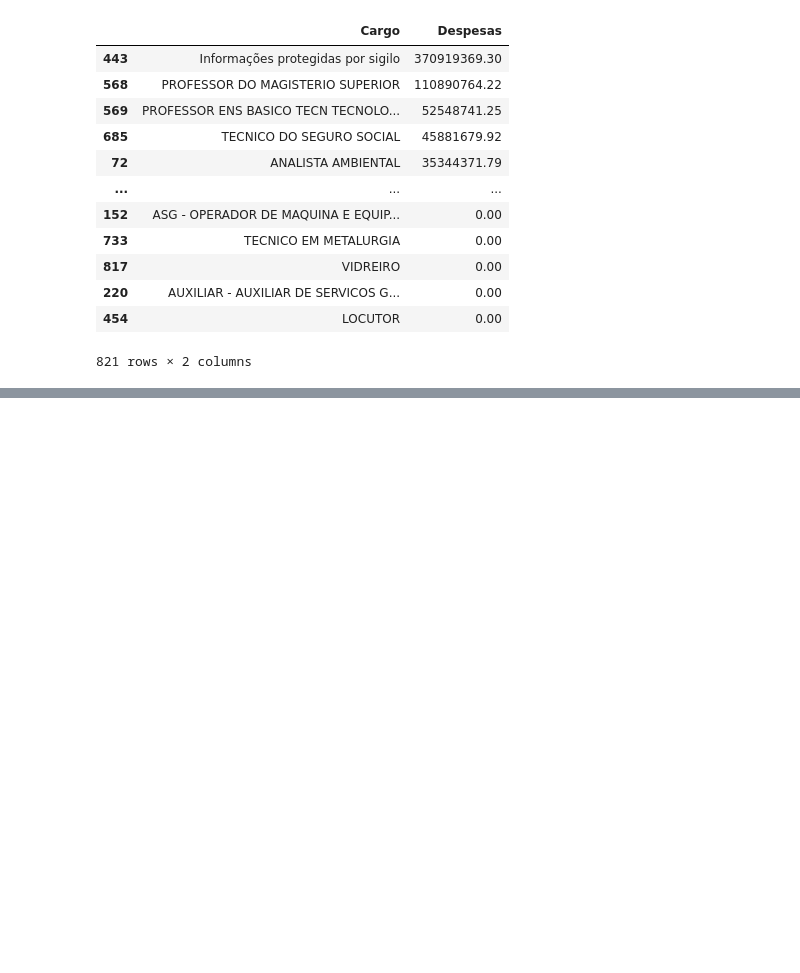
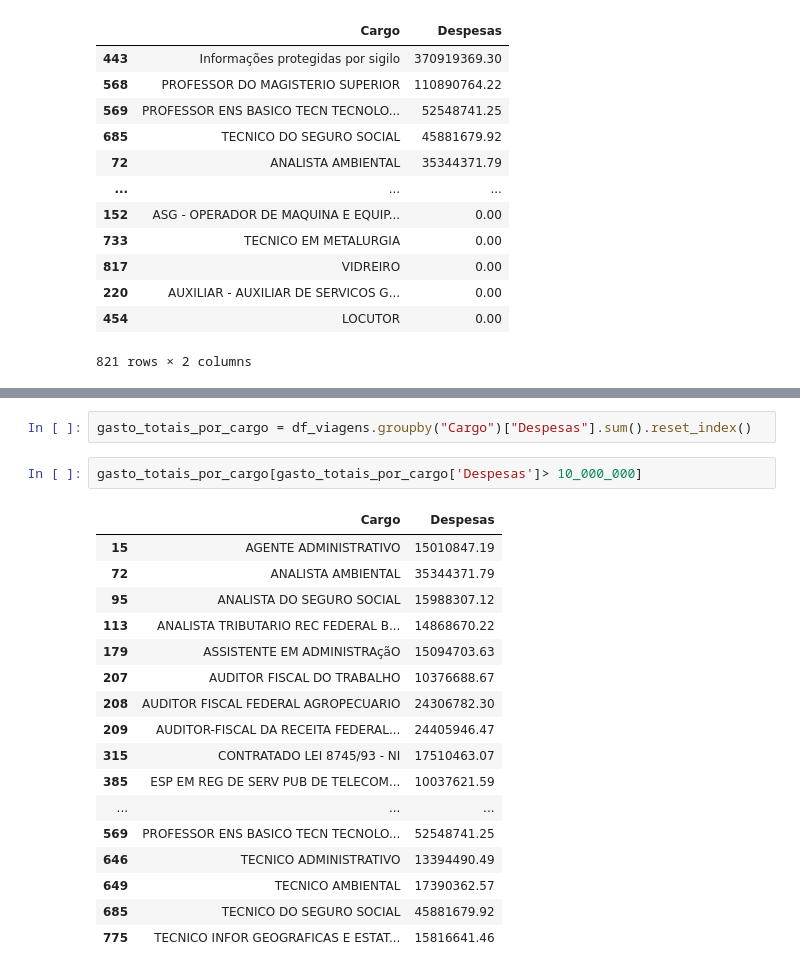
Before and after one commit to araujojv/Estudos_py_ml, a Jupyter notebook: analise_de_dados/projeto_pandas_governo/teste.ipynb, the cells around one changed output, grey strips where cells are left out. Drawn from its saved outputs; the diff is of its cells as text; blank space fills up the shorter version.

```diff
--- a/analise_de_dados/projeto_pandas_governo/teste.ipynb
+++ b/analise_de_dados/projeto_pandas_governo/teste.ipynb
@@ -90,0 +256,22 @@ df_viagens.groupby("Cargo")["Despesas"].sum().reset_index().sort_values(by="Desp
+# %%
+gasto_totais_por_cargo = df_viagens.groupby("Cargo")["Despesas"].sum().reset_index()
+# %%
+gasto_totais_por_cargo[gasto_totais_por_cargo['Despesas']> 10_000_000]
+# %% [output]
+|  | Cargo | Despesas |
+| 15 | AGENTE ADMINISTRATIVO | 15010847.19 |
+| 72 | ANALISTA AMBIENTAL | 35344371.79 |
+| 95 | ANALISTA DO SEGURO SOCIAL | 15988307.12 |
+| 113 | ANALISTA TRIBUTARIO REC FEDERAL B... | 14868670.22 |
+| 179 | ASSISTENTE EM ADMINISTRAçãO | 15094703.63 |
+| 207 | AUDITOR FISCAL DO TRABALHO | 10376688.67 |
+| 208 | AUDITOR FISCAL FEDERAL AGROPECUARIO | 24306782.30 |
+| 209 | AUDITOR-FISCAL DA RECEITA FEDERAL... | 24405946.47 |
+| 315 | CONTRATADO LEI 8745/93 - NI | 17510463.07 |
+| 385 | ESP EM REG DE SERV PUB DE TELECOM... | 10037621.59 |
+| ... | ... | ... |
+| 569 | PROFESSOR ENS BASICO TECN TECNOLO... | 52548741.25 |
+| 646 | TECNICO ADMINISTRATIVO | 13394490.49 |
+| 649 | TECNICO AMBIENTAL | 17390362.57 |
+| 685 | TECNICO DO SEGURO SOCIAL | 45881679.92 |
+| 775 | TECNICO INFOR GEOGRAFICAS E ESTAT... | 15816641.46 |
```
Also changed, not shown: parts of 15 cells of this notebook, 1 other file.
